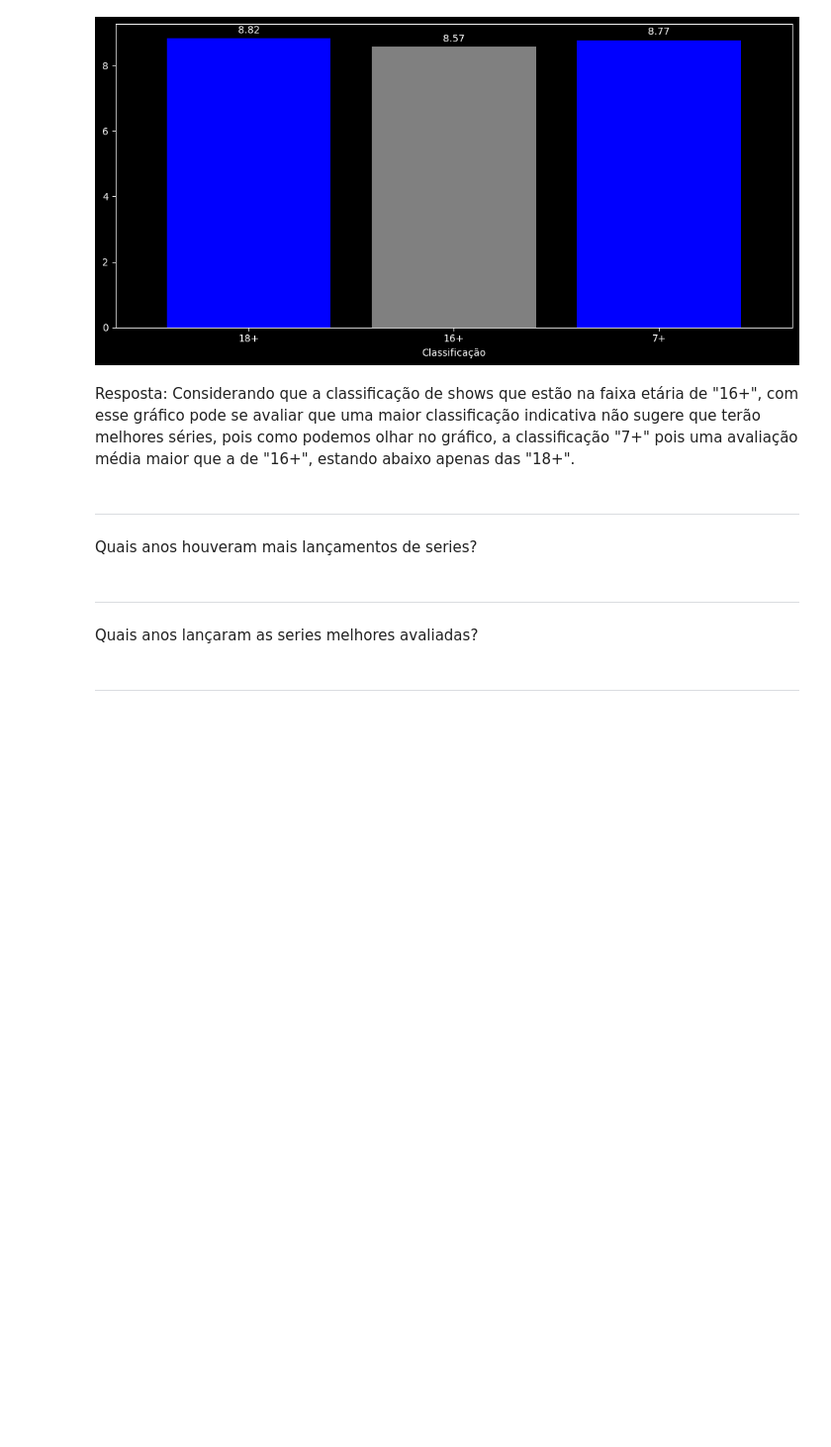
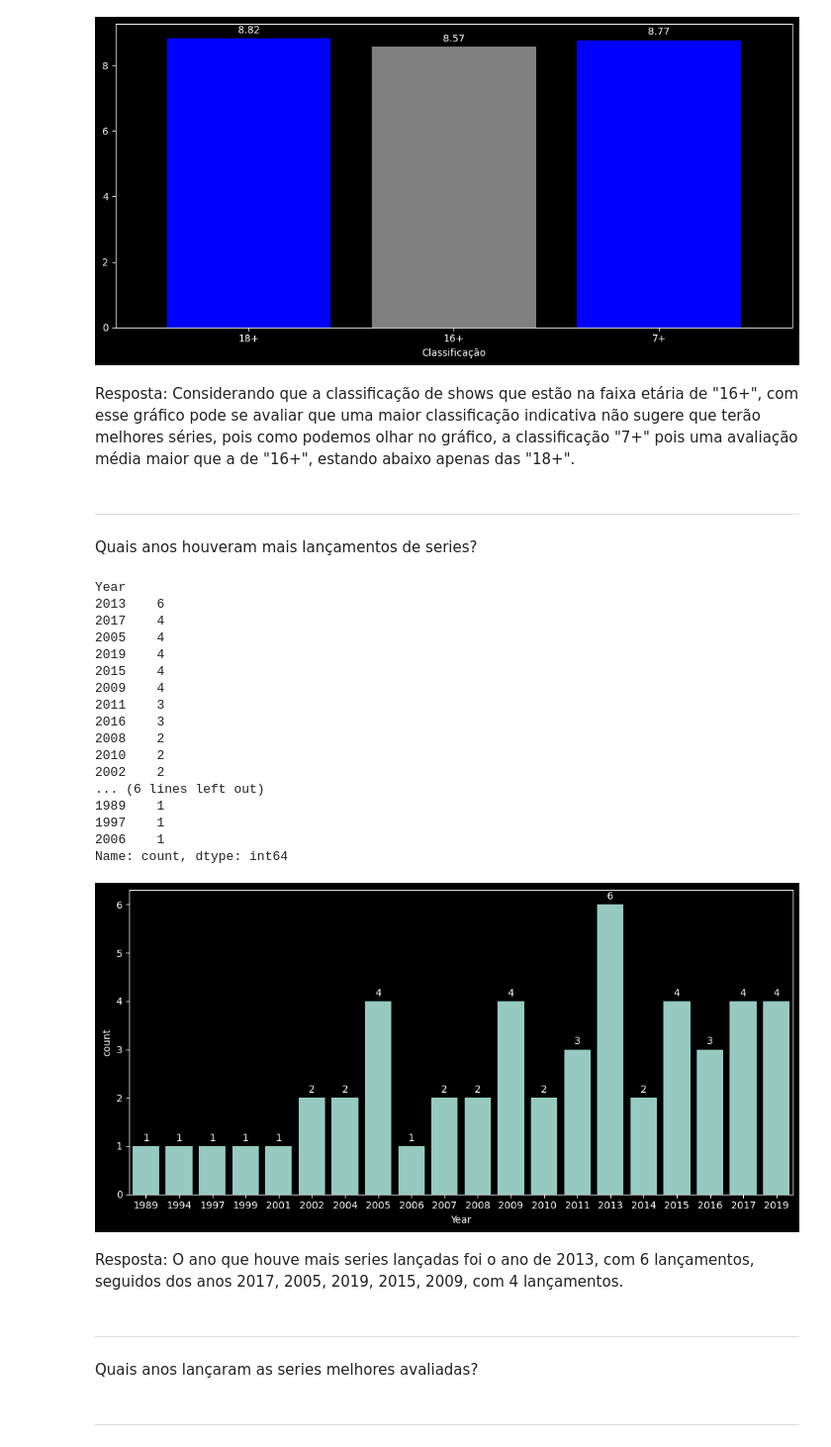
Before and after one commit to Matheus0208/projeto-analise-netflix, a Jupyter notebook: analisetvshows.ipynb, the cells around one changed output. Shown at 99% size. Drawn from its saved outputs; the diff is of its cells as text; code cells hidden in the pictures; blank space fills up the shorter version.

Commit message:
Respondendo a segunda pergunta com relatório (countplot)

```diff
--- a/analisetvshows.ipynb
+++ b/analisetvshows.ipynb
@@ -102,6 +102,36 @@ Resposta: Considerando que a classificação de shows que estão na faixa etári
 ---
 # %% [markdown]
 Quais anos houveram mais lançamentos de series?
+# %%
+anosShows = shows['Year'].value_counts()
+print(anosShows)
+
+plt.figure(figsize=(10,5))
+ax = sns.countplot(data=shows, x="Year")
+ax.bar_label(ax.containers[0], padding=3)
+plt.tight_layout()
+plt.show()
+# %% [output]
+Year
+2013    6
+2017    4
+2005    4
+2019    4
+2015    4
+2009    4
+2011    3
+2016    3
+2008    2
+2010    2
+2002    2
+... (6 lines left out)
+1989    1
+1997    1
+2006    1
+Name: count, dtype: int64
+[figure, added]
+# %% [markdown]
+Resposta: O ano que houve mais series lançadas foi o ano de 2013, com 6 lançamentos, seguidos dos anos 2017, 2005, 2019, 2015, 2009, com 4 lançamentos.
 # %% [markdown]
 ---
 # %% [markdown]
```
Also changed, not shown: parts of 1 cell of this notebook.
